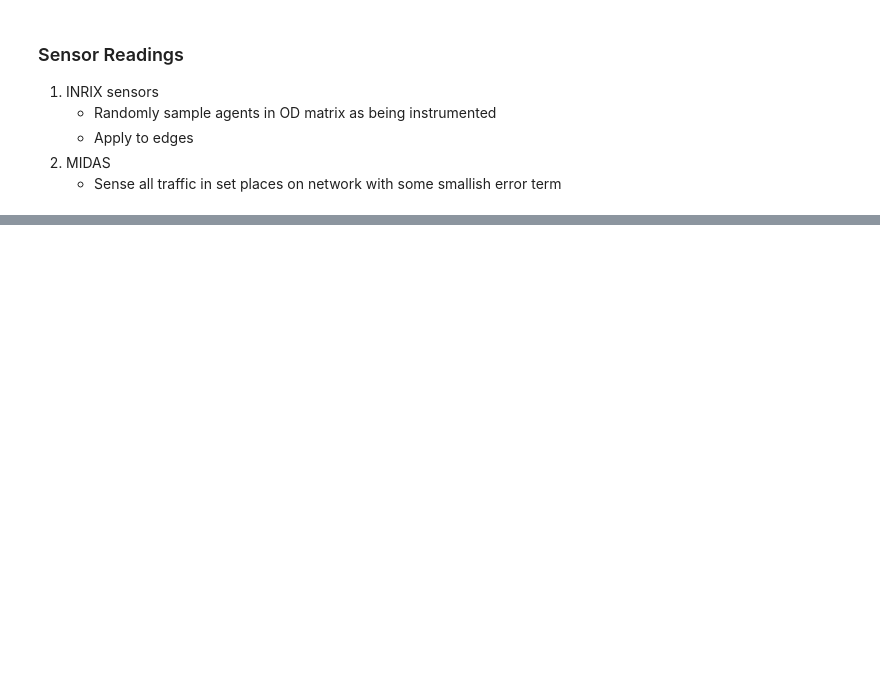
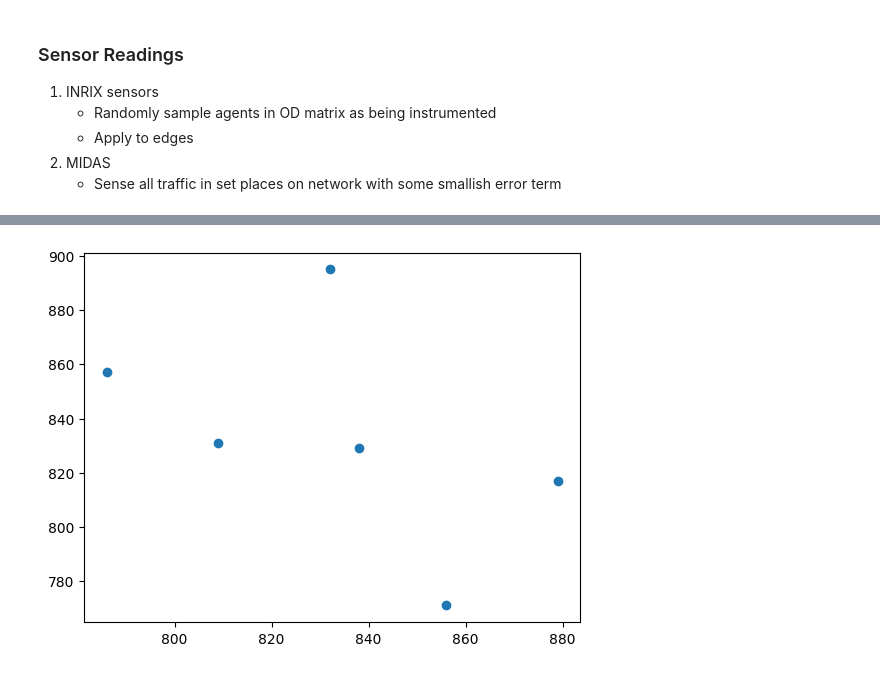
Before and after one commit to cmconlan/OD-Estimation-Toy-Examples, a Jupyter notebook: networks/synthetic-network.ipynb, the cells around one changed output, grey strips where cells are left out. Saved outputs shown, nothing was run; the diff lists cells and outputs as text; code cells hidden in the pictures; blank space fills up the shorter version.

```diff
--- a/networks/synthetic-network.ipynb
+++ b/networks/synthetic-network.ipynb
@@ -206,0 +344,5 @@ midas_flow2 = add_gaussian_noise(actual_flow[5], mean=0, std_dev=250)
+# %%
+plt.scatter(od_vct,initial_guess)
+plt.show()
+# %% [output]
+[figure, added]
```
Also changed, not shown: parts of 15 cells of this notebook.
